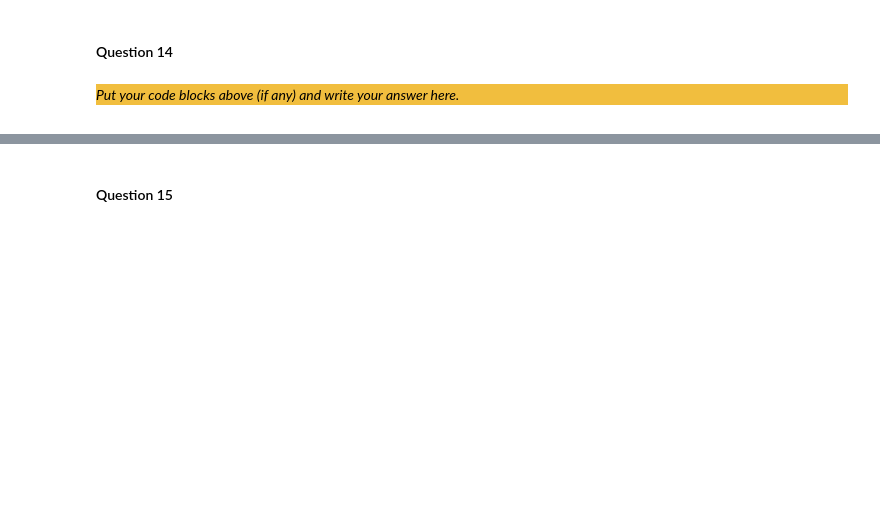
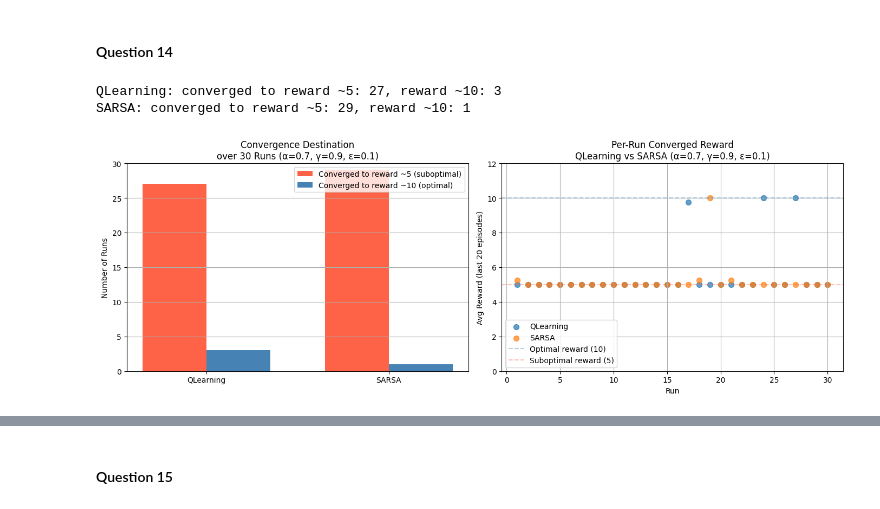
Before and after one commit to luca23bledea/CI_assignment3, a Jupyter notebook: src/Main.ipynb, the cells around one changed output, grey strips where cells are left out. Drawn from its saved outputs; the diff is of its cells as text; code cells hidden in the pictures; blank space fills up the shorter version.

```diff
--- a/src/Main.ipynb
+++ b/src/Main.ipynb
@@ -743,6 +794,74 @@ _Put your code blocks above (if any) and write your answer here._
 # %% [markdown]
 #### Question 14
-# %% [markdown]
-<div style="background-color:#f1be3e">
-
-_Put your code blocks above (if any) and write your answer here._
+# %%
+n_experiments = 30
+results = {"QLearning": [], "SARSA": []}
+
+for run in range(n_experiments):
+    # Q-Learning
+    maze, agent, q_table, exploration_strategy = make_environment_two_rewards("./../data/toy_maze.txt")
+    learner = QLearning(q_table, {"alpha": 0.7, "gamma": 0.9})
+    _, episode_rewards = agent_cycle_qlearn(
+        n_episodes=300, strategy=1, eps=0.1, learner=learner, steps_criterion=30000
+    )
+    results["QLearning"].append(np.mean(episode_rewards[-20:]))
+
+    # SARSA
+    maze, agent, q_table, exploration_strategy = make_environment_two_rewards("./../data/toy_maze.txt")
+    learner = SARSA(q_table, {"alpha": 0.7, "gamma": 0.9})
+    _, episode_rewards = agent_cycle_sarsa(
+        n_episodes=300, strategy=1, eps=0.1, learner=learner, steps_criterion=30000
+    )
+    results["SARSA"].append(np.mean(episode_rewards[-20:]))
+
+# Print summary
+for algo, rewards in results.items():
+    n_suboptimal = sum(1 for r in rewards if r < 7)
+    n_optimal = sum(1 for r in rewards if r >= 7)
+    print(f"{algo}: converged to reward ~5: {n_suboptimal}, reward ~10: {n_optimal}")
+
+# Plot 1: Bar chart comparing convergence counts
+fig, axes = plt.subplots(1, 2, figsize=(14, 5))
+
+algorithms = ["QLearning", "SARSA"]
+suboptimal_counts = [sum(1 for r in results[a] if r < 7) for a in algorithms]
+optimal_counts    = [sum(1 for r in results[a] if r >= 7) for a in algorithms]
+
+x = np.arange(len(algorithms))
+width = 0.35
+
+axes[0].bar(x - width/2, suboptimal_counts, width, label='Converged to reward ~5 (suboptimal)', color='tomato')
+axes[0].bar(x + width/2, optimal_counts,    width, label='Converged to reward ~10 (optimal)',   color='steelblue')
+axes[0].set_xticks(x)
+axes[0].set_xticklabels(algorithms)
+axes[0].set_ylabel('Number of Runs')
+axes[0].set_title(f'Convergence Destination\nover {n_experiments} Runs (α=0.7, γ=0.9, ε=0.1)')
+axes[0].set_ylim(0, n_experiments)
+axes[0].legend()
+axes[0].grid(True, axis='y')
+
+# Plot 2: Reward distribution per run as a scatter plot
+for i, algo in enumerate(algorithms):
+    axes[1].scatter(
+        range(1, n_experiments + 1),
+        results[algo],
+        label=algo,
+        alpha=0.7,
+        s=50
+    )
+
+axes[1].axhline(y=10, color='steelblue', linestyle='--', alpha=0.4, label='Optimal reward (10)')
+axes[1].axhline(y=5,  color='tomato',    linestyle='--', alpha=0.4, label='Suboptimal reward (5)')
+axes[1].set_xlabel('Run')
+axes[1].set_ylabel('Avg Reward (last 20 episodes)')
+axes[1].set_title(f'Per-Run Converged Reward\nQLearning vs SARSA (α=0.7, γ=0.9, ε=0.1)')
+axes[1].set_ylim(0, 12)
+axes[1].legend()
+axes[1].grid(True)
+
+plt.tight_layout()
+plt.show()
+# %% [output]
+QLearning: converged to reward ~5: 27, reward ~10: 3
+SARSA: converged to reward ~5: 29, reward ~10: 1
+[figure, added]
```
Also changed, not shown: parts of 25 cells of this notebook.
